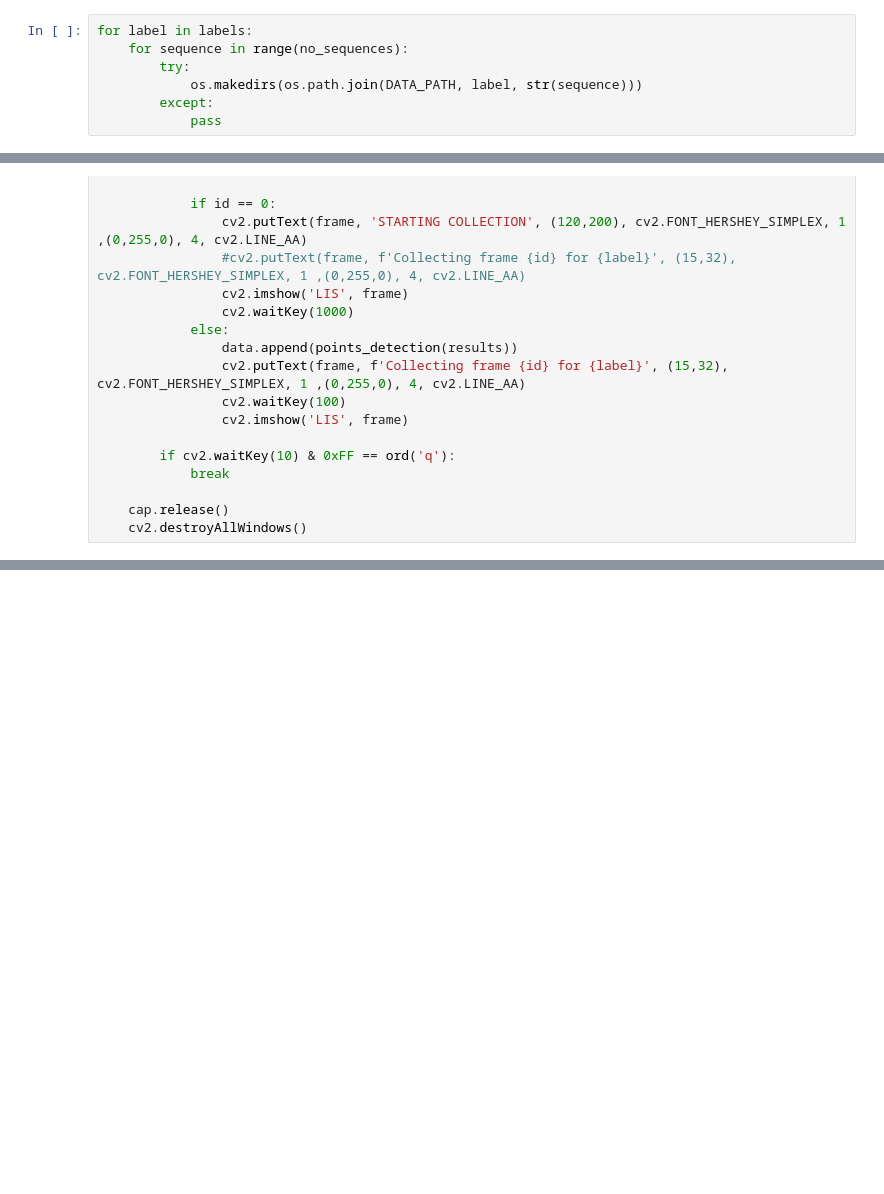
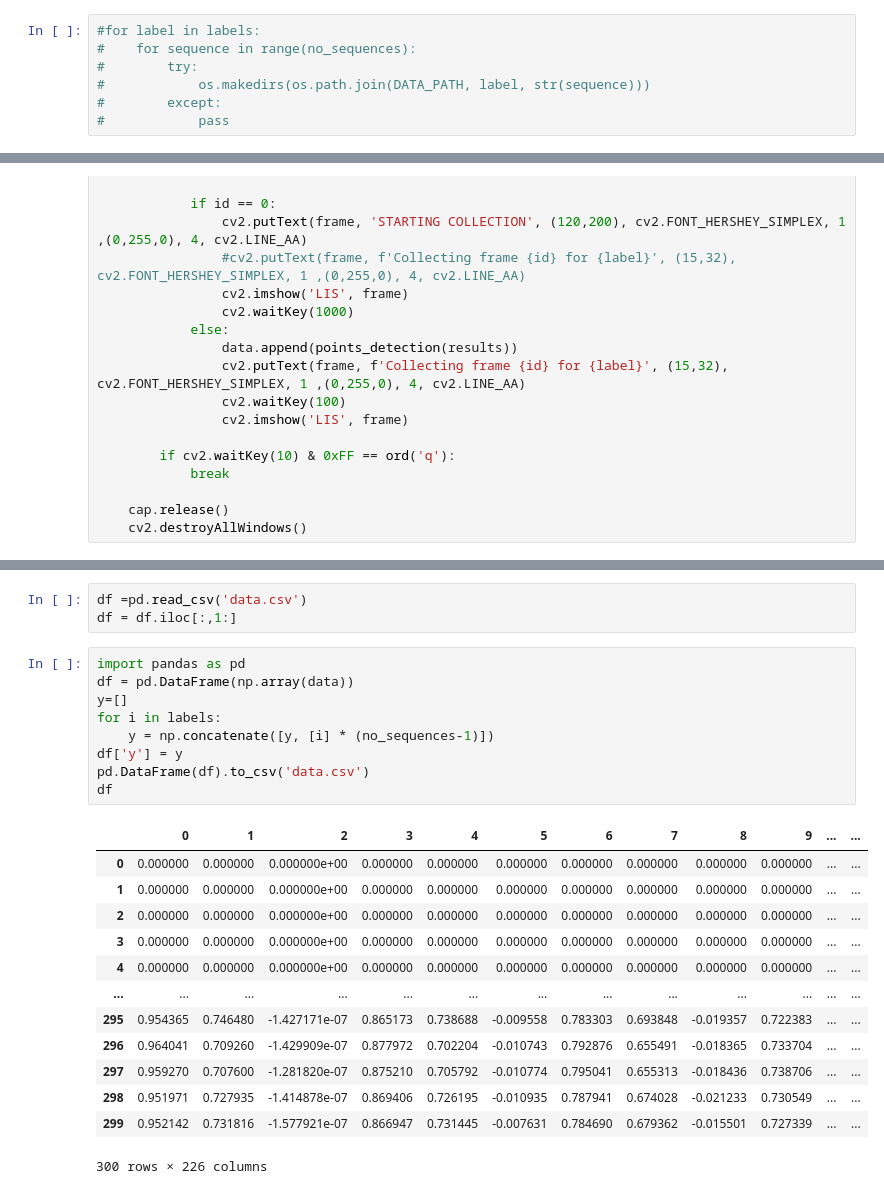
Before and after one commit to giova86/Python-LIS, a Jupyter notebook: Untitled.ipynb, the cells around one changed output, grey strips where cells are left out. Cells and saved outputs as stored; diff of their text form; blank space fills up the shorter version.

Commit message:
lis projecj: save data procedure

```diff
--- a/Untitled.ipynb
+++ b/Untitled.ipynb
@@ -85,12 +85,12 @@ labels = np.array(['a', 'b', 'c']) # put the entire alphabet in the future
 no_sequences = 101 # the first one will be skipped
 sequence_lenght = 30
 # %%
-for label in labels:
-    for sequence in range(no_sequences):
-        try:
-            os.makedirs(os.path.join(DATA_PATH, label, str(sequence)))
-        except:
-            pass
+#for label in labels:
+#    for sequence in range(no_sequences):
+#        try:
+#            os.makedirs(os.path.join(DATA_PATH, label, str(sequence)))
+#        except:
+#            pass
 # %% [markdown]
 # Collect data for training
 # %%
@@ -167,0 +129,26 @@ pd.DataFrame(np.array(df))
+# %%
+df =pd.read_csv('data.csv')
+df = df.iloc[:,1:]
+# %%
+import pandas as pd
+df = pd.DataFrame(np.array(data))
+y=[]
+for i in labels:
+    y = np.concatenate([y, [i] * (no_sequences-1)])
+df['y'] = y
+pd.DataFrame(df).to_csv('data.csv')
+df
+# %% [output]
+|  | 0 | 1 | 2 | 3 | 4 | 5 | 6 | 7 | 8 | 9 | ... | ... |
+| 0 | 0.000000 | 0.000000 | 0.000000e+00 | 0.000000 | 0.000000 | 0.000000 | 0.000000 | 0.000000 | 0.000000 | 0.000000 | ... | ... |
+| 1 | 0.000000 | 0.000000 | 0.000000e+00 | 0.000000 | 0.000000 | 0.000000 | 0.000000 | 0.000000 | 0.000000 | 0.000000 | ... | ... |
+| 2 | 0.000000 | 0.000000 | 0.000000e+00 | 0.000000 | 0.000000 | 0.000000 | 0.000000 | 0.000000 | 0.000000 | 0.000000 | ... | ... |
+| 3 | 0.000000 | 0.000000 | 0.000000e+00 | 0.000000 | 0.000000 | 0.000000 | 0.000000 | 0.000000 | 0.000000 | 0.000000 | ... | ... |
+| 4 | 0.000000 | 0.000000 | 0.000000e+00 | 0.000000 | 0.000000 | 0.000000 | 0.000000 | 0.000000 | 0.000000 | 0.000000 | ... | ... |
+| ... | ... | ... | ... | ... | ... | ... | ... | ... | ... | ... | ... | ... |
+| 295 | 0.954365 | 0.746480 | -1.427171e-07 | 0.865173 | 0.738688 | -0.009558 | 0.783303 | 0.693848 | -0.019357 | 0.722383 | ... | ... |
+| 296 | 0.964041 | 0.709260 | -1.429909e-07 | 0.877972 | 0.702204 | -0.010743 | 0.792876 | 0.655491 | -0.018365 | 0.733704 | ... | ... |
+| 297 | 0.959270 | 0.707600 | -1.281820e-07 | 0.875210 | 0.705792 | -0.010774 | 0.795041 | 0.655313 | -0.018436 | 0.738706 | ... | ... |
+| 298 | 0.951971 | 0.727935 | -1.414878e-07 | 0.869406 | 0.726195 | -0.010935 | 0.787941 | 0.674028 | -0.021233 | 0.730549 | ... | ... |
+| 299 | 0.952142 | 0.731816 | -1.577921e-07 | 0.866947 | 0.731445 | -0.007631 | 0.784690 | 0.679362 | -0.015501 | 0.727339 | ... | ... |
+300 rows × 226 columns
```
Also changed, not shown: parts of 21 cells of this notebook, 7 other files.
